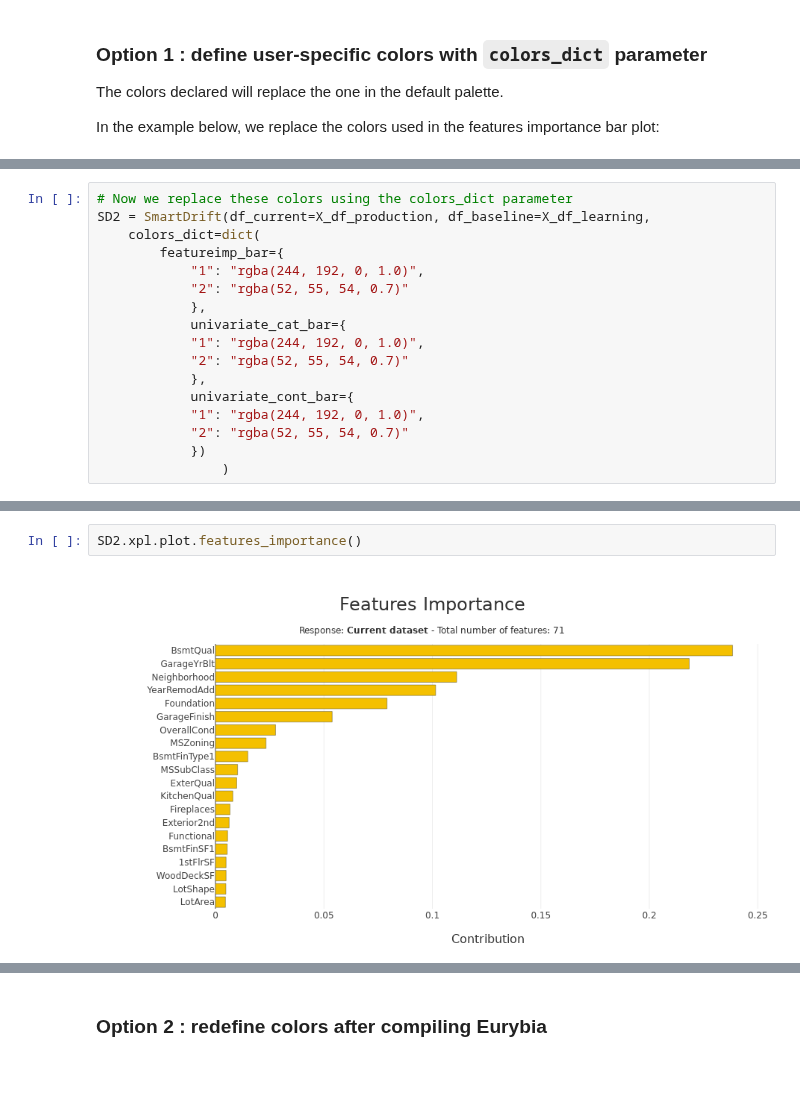
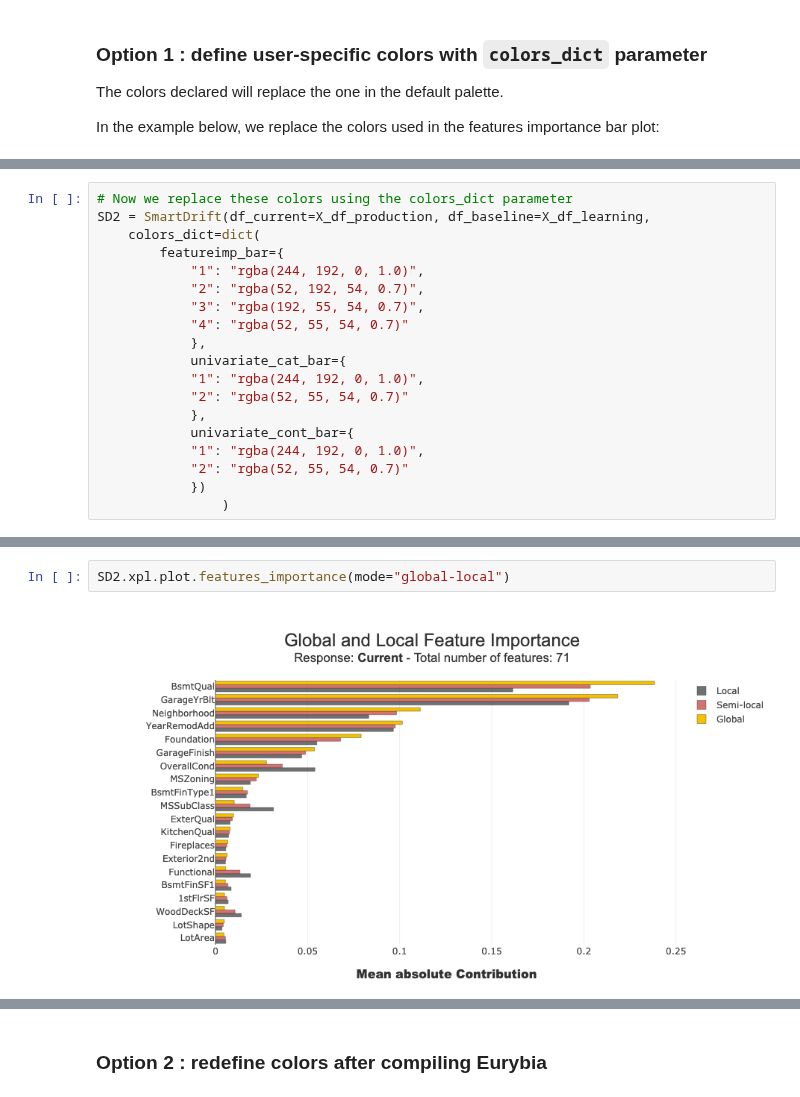
Before and after one commit to MAIF/eurybia, a Jupyter notebook: tutorial/common/tuto-common01-colors.ipynb, the cells around one changed output, grey strips where cells are left out. Drawn from its saved outputs; the diff is of its cells as text.

```diff
--- a/tutorial/common/tuto-common01-colors.ipynb
+++ b/tutorial/common/tuto-common01-colors.ipynb
@@ -82,7 +97,9 @@ SD2 = SmartDrift(df_current=X_df_production, df_baseline=X_df_learning,
     colors_dict=dict(
         featureimp_bar={
             "1": "rgba(244, 192, 0, 1.0)",
-            "2": "rgba(52, 55, 54, 0.7)"
+            "2": "rgba(52, 192, 54, 0.7)",
+            "3": "rgba(192, 55, 54, 0.7)",
+            "4": "rgba(52, 55, 54, 0.7)"
             },
             univariate_cat_bar={
             "1": "rgba(244, 192, 0, 1.0)",
@@ -116,7 +133,7 @@ Wall time: 10.8 s
 # %%
-SD2.xpl.plot.features_importance()
+SD2.xpl.plot.features_importance(mode="global-local")
 # %% [output]
-[figure, old version]
+[figure, new version]
 # %%
 SD2.plot.generate_fig_univariate('BsmtQual')
 # %% [output]
```
Also changed, not shown: parts of 9 cells of this notebook, 2 other files.
